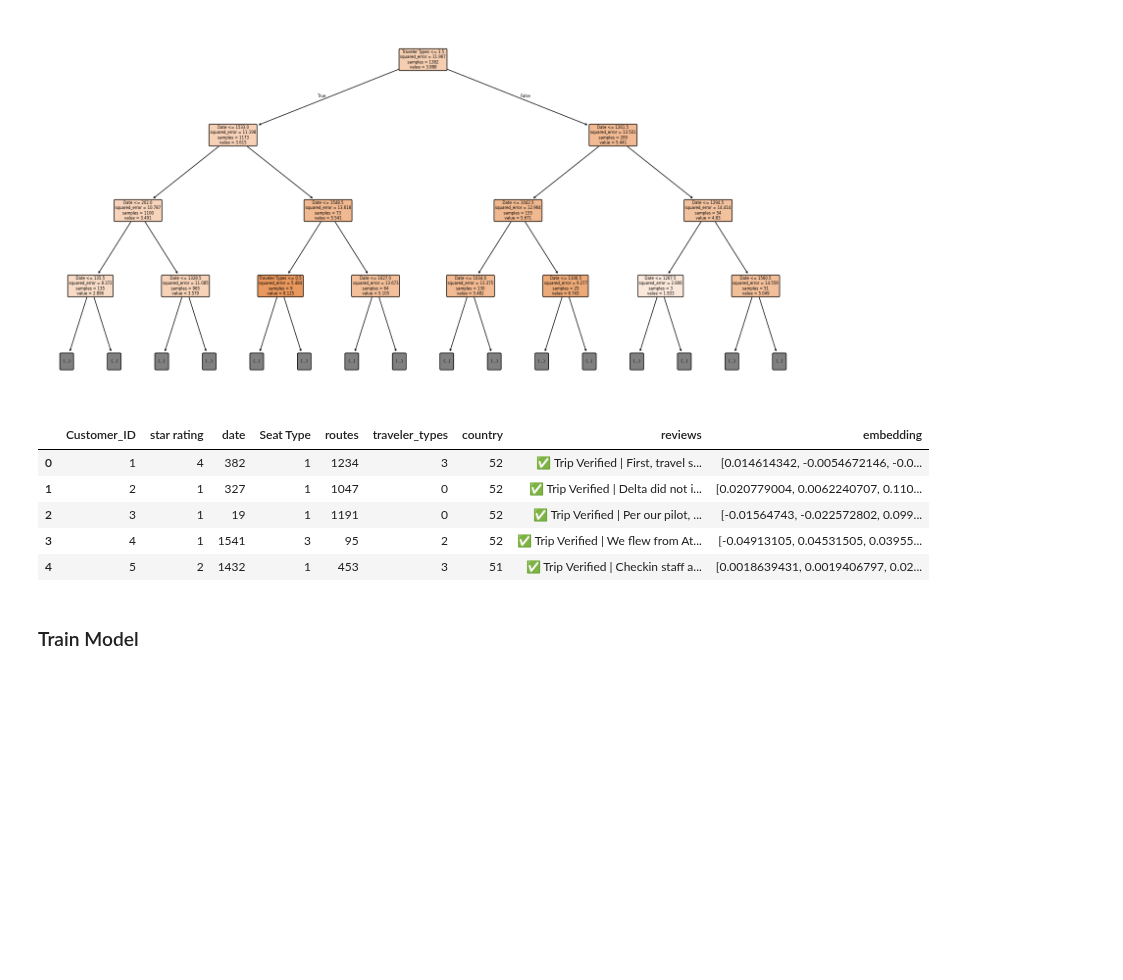
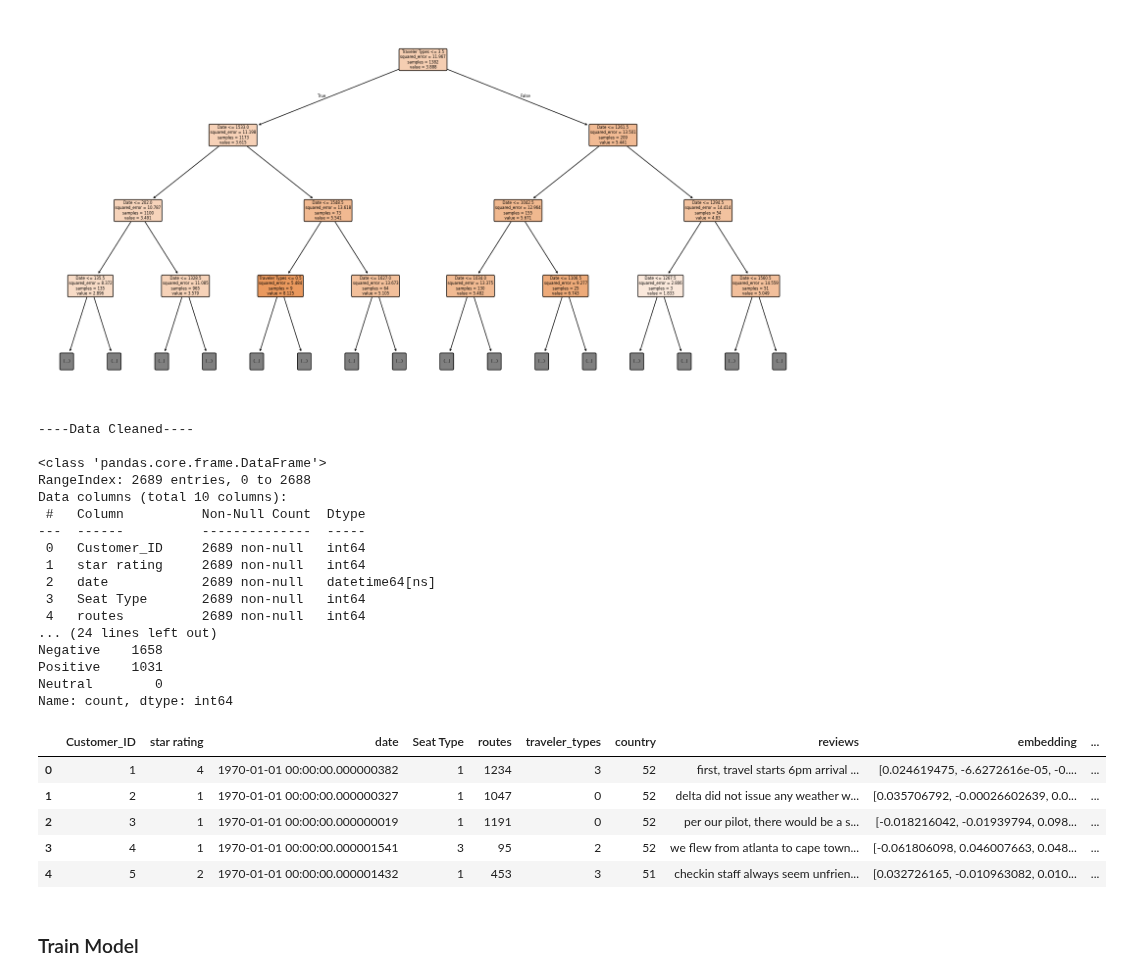
Before and after one commit to T-Godwins/airline-project, a Jupyter notebook: code.ipynb, the cells around one changed output. Drawn from its saved outputs; the diff is of its cells as text; code cells hidden in the pictures; blank space fills up the shorter version.

```diff
--- a/code.ipynb
+++ b/code.ipynb
@@ -211,21 +224,43 @@ with open('.gitignore', 'a') as f:
 [figure]
 # %%
 from sentence_transformers import SentenceTransformer
+from preprocessing import clean_data
+
+cleaned_delta_df = clean_data(delta_df)
+
+
 def tokenize_text(text):
     model = SentenceTransformer('all-MiniLM-L6-v2')
     embeddings = model.encode(text)
     return embeddings
 
-delta_df['embedding'] = delta_df['reviews'].apply(tokenize_text)
+cleaned_delta_df['embedding'] = cleaned_delta_df['reviews'].apply(tokenize_text)
 
-delta_df.head()
+cleaned_delta_df.head()
 # %% [output]
+----Data Cleaned----
+
+<class 'pandas.core.frame.DataFrame'>
+RangeIndex: 2689 entries, 0 to 2688
+Data columns (total 10 columns):
+ #   Column          Non-Null Count  Dtype
+---  ------          --------------  -----
+ 0   Customer_ID     2689 non-null   int64
+ 1   star rating     2689 non-null   int64
+ 2   date            2689 non-null   datetime64[ns]
+ 3   Seat Type       2689 non-null   int64
+ 4   routes          2689 non-null   int64
+... (24 lines left out)
+Negative    1658
+Positive    1031
+Neutral        0
+Name: count, dtype: int64
-|  | Customer_ID | star rating | date | Seat Type | routes | traveler_types | country | reviews | embedding |
-| 0 | 1 | 4 | 382 | 1 | 1234 | 3 | 52 | ✅ Trip Verified | First, travel s... | [0.014614342, -0.0054672146, -0.0... |
-| 1 | 2 | 1 | 327 | 1 | 1047 | 0 | 52 | ✅ Trip Verified | Delta did not i... | [0.020779004, 0.0062240707, 0.110... |
-| 2 | 3 | 1 | 19 | 1 | 1191 | 0 | 52 | ✅ Trip Verified | Per our pilot, ... | [-0.01564743, -0.022572802, 0.099... |
-| 3 | 4 | 1 | 1541 | 3 | 95 | 2 | 52 | ✅ Trip Verified | We flew from At... | [-0.04913105, 0.04531505, 0.03955... |
-| 4 | 5 | 2 | 1432 | 1 | 453 | 3 | 51 | ✅ Trip Verified | Checkin staff a... | [0.0018639431, 0.0019406797, 0.02... |
+|  | Customer_ID | star rating | date | Seat Type | routes | traveler_types | country | reviews | embedding | ... |
+| 0 | 1 | 4 | 1970-01-01 00:00:00.000000382 | 1 | 1234 | 3 | 52 | first, travel starts 6pm arrival ... | [0.024619475, -6.6272616e-05, -0.... | ... |
+| 1 | 2 | 1 | 1970-01-01 00:00:00.000000327 | 1 | 1047 | 0 | 52 | delta did not issue any weather w... | [0.035706792, -0.00026602639, 0.0... | ... |
+| 2 | 3 | 1 | 1970-01-01 00:00:00.000000019 | 1 | 1191 | 0 | 52 | per our pilot, there would be a s... | [-0.018216042, -0.01939794, 0.098... | ... |
+| 3 | 4 | 1 | 1970-01-01 00:00:00.000001541 | 3 | 95 | 2 | 52 | we flew from atlanta to cape town... | [-0.061806098, 0.046007663, 0.048... | ... |
+| 4 | 5 | 2 | 1970-01-01 00:00:00.000001432 | 1 | 453 | 3 | 51 | checkin staff always seem unfrien... | [0.032726165, -0.010963082, 0.010... | ... |
 # %% [markdown]
 ### Train Model
 # %%
```
Also changed, not shown: parts of 4 cells of this notebook, 4 other files.
